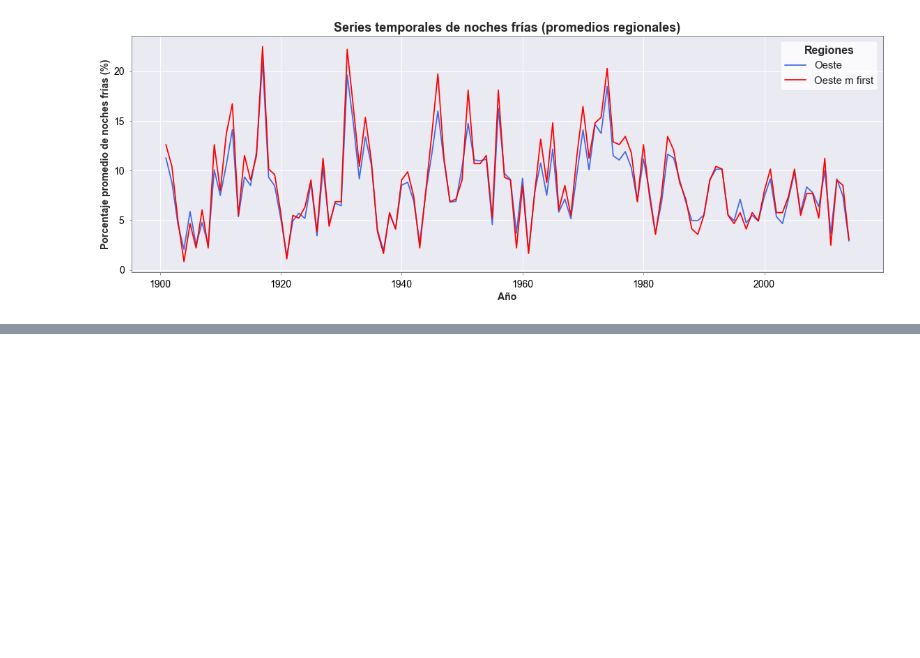
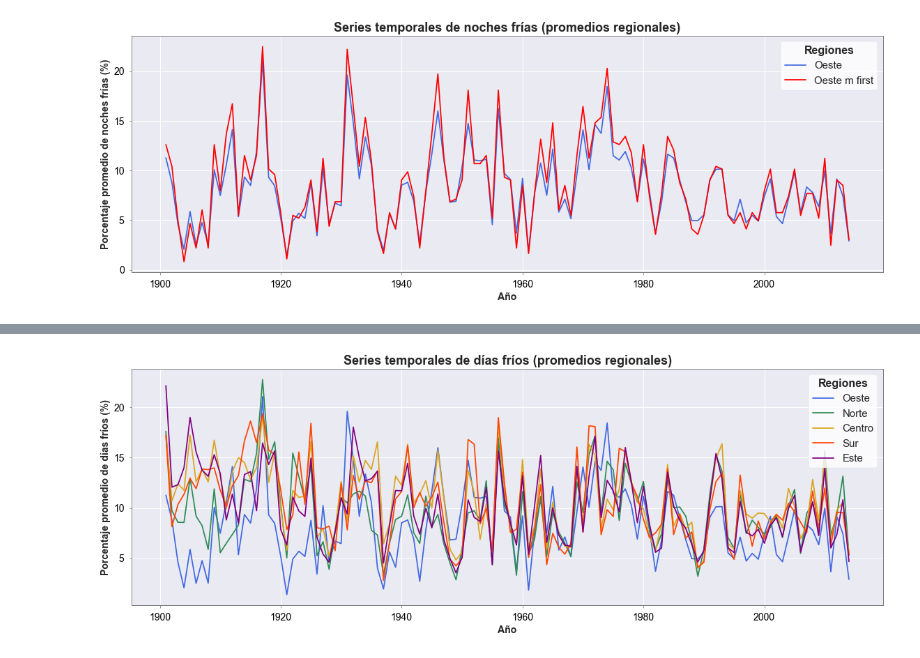
Before and after one commit to nagoremeabe/practica_2, a Jupyter notebook: Practica2_Diego_Indices_GENERAL.ipynb, the cells around one changed output, grey strips where cells are left out. Drawn from its saved outputs; the diff is of its cells as text; code cells hidden in the pictures; blank space fills up the shorter version.

```diff
--- a/Practica2_Diego_Indices_GENERAL.ipynb
+++ b/Practica2_Diego_Indices_GENERAL.ipynb
@@ -776,0 +701,25 @@ plt.tight_layout()
+# %%
+corr_N_d = correct_series(percent_cold_days_N)
+# %%
+corr_S_d = correct_series(percent_cold_days_S)
+# %%
+corr_O_d = correct_series(percent_cold_days_O)
+# %%
+corr_C_d = correct_series(percent_cold_days_C)
+# %%
+series_style()
+fig,ax = plt.subplots(figsize = (16,6))
+años = percent_cold_nights_N['time.year']
+ax.plot(años,corr_O_d,color='royalblue',label='Oeste')
+ax.plot(años,corr_N_d,color='seagreen',label='Norte')
+ax.plot(años,corr_C_d,color='goldenrod',label='Centro')
+ax.plot(años,corr_S_d,color='orangered',label='Sur')
+ax.plot(años,corr_E_d,color='purple',label='Este')
+
+ax.legend(title='Regiones',title_fontproperties={'weight':'bold'}) # Leyenda con título
+ax.set_xlabel(u'Año')
+ax.set_ylabel(u'Porcentaje promedio de días fríos (%)')
+ax.set_title('Series temporales de días fríos (promedios regionales)')
+plt.tight_layout()
+# %% [output]
+[figure, added]
```
Also changed, not shown: parts of 46 cells of this notebook.
